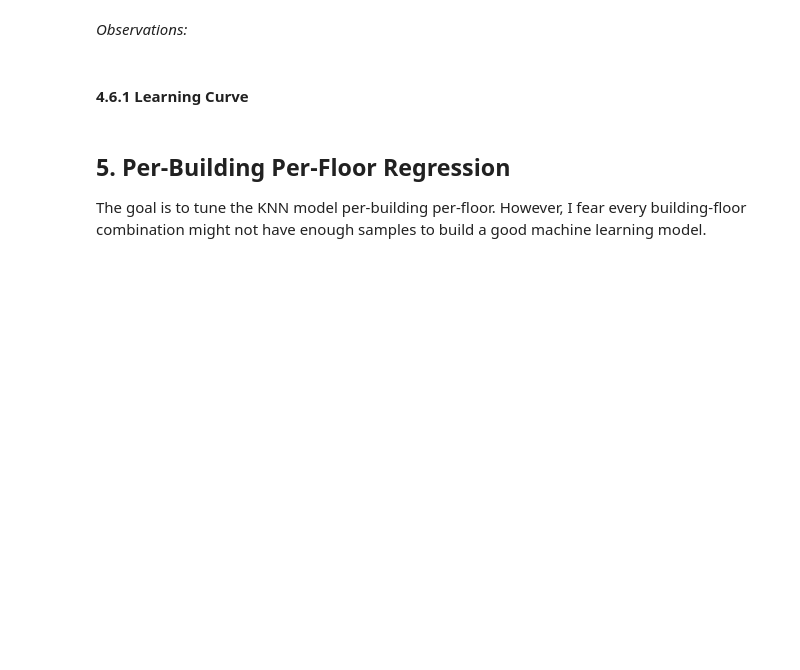
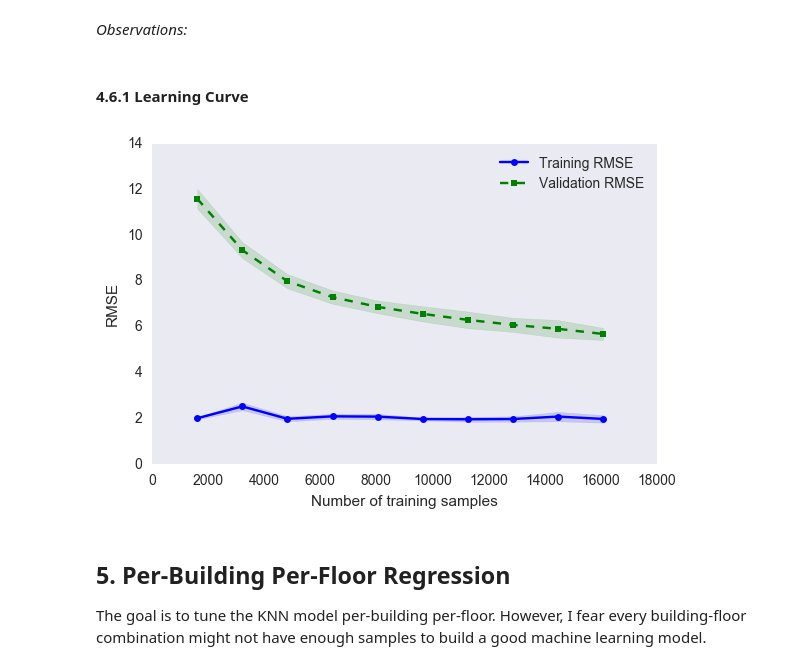
Before and after one commit to sharan-naribole/wlan_localization, a Jupyter notebook: UJIIndoorLoc-response-classification.ipynb, the cells around one changed output. Drawn from its saved outputs; the diff is of its cells as text; code cells hidden in the pictures; blank space fills up the shorter version.

```diff
--- a/UJIIndoorLoc-response-classification.ipynb
+++ b/UJIIndoorLoc-response-classification.ipynb
@@ -452,7 +454,7 @@ gs_knn = (GridSearchCV(estimator=pipe_knn,
                       param_grid=grid_param_knn,
                       cv=10,
                       scoring = 'neg_mean_squared_error',
-                      n_jobs = -1))
+                      n_jobs = 1))
 
-gs_knn.fit(X_train,y_train)
+gs_knn = gs_knn.fit(X_train,y_train)
 # %%
@@ -459,0 +466,4 @@ gs_knn.best_estimator
+# %%
+gs_knn_best = gs_knn.best_estimator_
+
+gs_knn_best
@@ -463,9 +477,9 @@ gs_knn.best_estimator
 #### 4.6.1 Learning Curve
 # %%
 ## Credits: Sebastien's Python Machine Learning Book
-
+'''
 train_sizes, train_scores, test_scores =\
-                learning_curve(estimator=gs_knn,
+                learning_curve(estimator=gs_knn_best,
                                X=X_train,
                                y=y_train,
                                train_sizes=np.linspace(0.1, 1.0, 10),
@@ -480,35 +494,38 @@ test_scores = np.sqrt(np.abs(test_scores))
 train_mean = np.mean(train_scores, axis=1)
 train_std = np.std(train_scores, axis=1)
 test_mean = np.mean(test_scores, axis=1)
 test_std = np.std(test_scores, axis=1)
+'''
 
 plt.plot(train_sizes, train_mean,
          color='blue', marker='o',
          markersize=5, label='Training RMSE')
 
 plt.fill_between(train_sizes,
                  train_mean + train_std,
                  train_mean - train_std,
                  alpha=0.15, color='blue')
 
 plt.plot(train_sizes, test_mean,
          color='green', linestyle='--',
          marker='s', markersize=5,
          label='Validation RMSE')
 
 plt.fill_between(train_sizes,
                  test_mean + test_std,
                  test_mean - test_std,
                  alpha=0.15, color='green')
 
 plt.grid()
 plt.xlabel('Number of training samples')
 plt.ylabel('RMSE')
-plt.legend(loc='lower right')
-plt.ylim([0.8, 1.0])
+plt.legend(loc='upper right')
+#plt.ylim([0.8, 1.0])
 plt.tight_layout()
 # plt.savefig('./figures/learning_curve.png', dpi=300)
 plt.show()
+# %% [output]
+[figure, added]
 # %% [markdown]
 ## 5. Per-Building Per-Floor Regression
 
```
Also changed, not shown: parts of 4 cells of this notebook.
